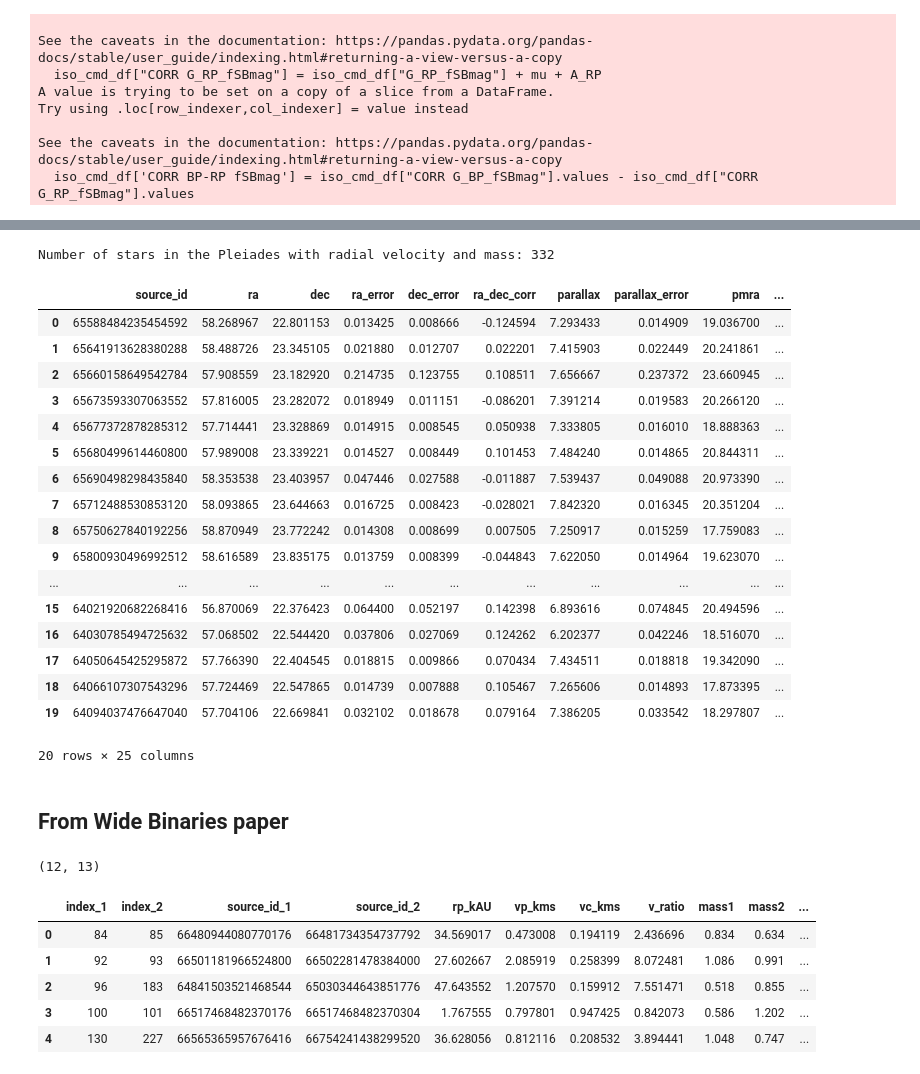
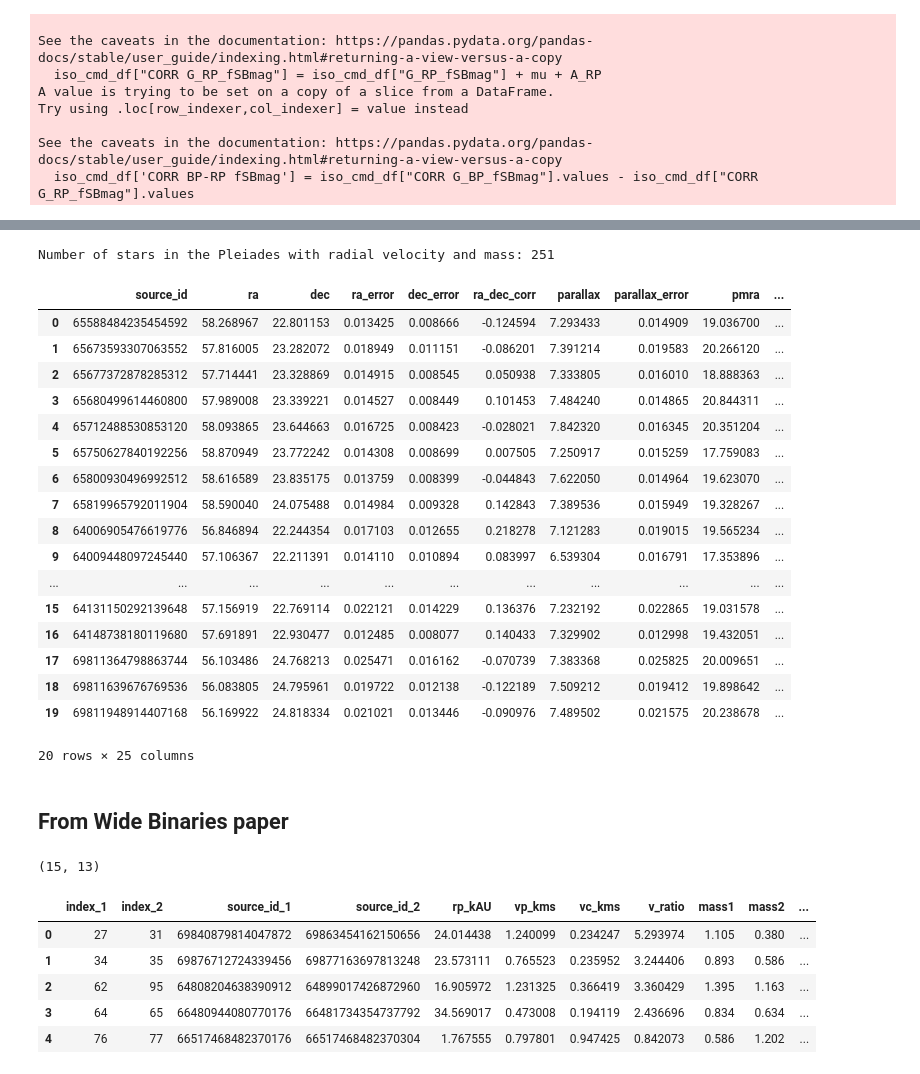
Before and after one commit to marcoboscato/celestial_mechanics, a Jupyter notebook: Exam/Pleiadi_orbits/binary_candidates.ipynb, the cells around one changed output, grey strips where cells are left out. Saved outputs shown, nothing was run; the diff lists cells and outputs as text; code cells hidden in the pictures.

```diff
--- a/Exam/Pleiadi_orbits/binary_candidates.ipynb
+++ b/Exam/Pleiadi_orbits/binary_candidates.ipynb
@@ -65,7 +65,8 @@ print(df['radial_velocity'].isna().sum())
 # %%
 ## SELECTING THE STARS THAT DON'T HAVE ANY NAN VALUES
 df = df.dropna()
-df = df[df['duplicated_source']==False]
+df = df[(df['duplicated_source']==False) & (df['ruwe'] < 1.4)]
+
 df.reset_index(inplace=True, drop=True)
 
 print(f"Number of stars in the Pleiades after removing NaN values: {len(df)}")
@@ -248,25 +249,25 @@ def assign_mass(row, iso_df):
 df['Mass (M_sun)'] = df.apply(lambda row: assign_mass(row, iso_pleiades), axis=1)
 print(f"Number of stars in the Pleiades with radial velocity and mass: {len(df)}")
 # %% [output]
-Number of stars in the Pleiades with radial velocity and mass: 332
+Number of stars in the Pleiades with radial velocity and mass: 251
 # %%
 df.head(20)
 # %% [output]
 |  | source_id | ra | dec | ra_error | dec_error | ra_dec_corr | parallax | parallax_error | pmra | ... |
 | 0 | 65588484235454592 | 58.268967 | 22.801153 | 0.013425 | 0.008666 | -0.124594 | 7.293433 | 0.014909 | 19.036700 | ... |
-| 1 | 65641913628380288 | 58.488726 | 23.345105 | 0.021880 | 0.012707 | 0.022201 | 7.415903 | 0.022449 | 20.241861 | ... |
-| 2 | 65660158649542784 | 57.908559 | 23.182920 | 0.214735 | 0.123755 | 0.108511 | 7.656667 | 0.237372 | 23.660945 | ... |
-| 3 | 65673593307063552 | 57.816005 | 23.282072 | 0.018949 | 0.011151 | -0.086201 | 7.391214 | 0.019583 | 20.266120 | ... |
-| 4 | 65677372878285312 | 57.714441 | 23.328869 | 0.014915 | 0.008545 | 0.050938 | 7.333805 | 0.016010 | 18.888363 | ... |
-| 5 | 65680499614460800 | 57.989008 | 23.339221 | 0.014527 | 0.008449 | 0.101453 | 7.484240 | 0.014865 | 20.844311 | ... |
-| 6 | 65690498298435840 | 58.353538 | 23.403957 | 0.047446 | 0.027588 | -0.011887 | 7.539437 | 0.049088 | 20.973390 | ... |
-| 7 | 65712488530853120 | 58.093865 | 23.644663 | 0.016725 | 0.008423 | -0.028021 | 7.842320 | 0.016345 | 20.351204 | ... |
-| 8 | 65750627840192256 | 58.870949 | 23.772242 | 0.014308 | 0.008699 | 0.007505 | 7.250917 | 0.015259 | 17.759083 | ... |
-| 9 | 65800930496992512 | 58.616589 | 23.835175 | 0.013759 | 0.008399 | -0.044843 | 7.622050 | 0.014964 | 19.623070 | ... |
+| 1 | 65673593307063552 | 57.816005 | 23.282072 | 0.018949 | 0.011151 | -0.086201 | 7.391214 | 0.019583 | 20.266120 | ... |
+| 2 | 65677372878285312 | 57.714441 | 23.328869 | 0.014915 | 0.008545 | 0.050938 | 7.333805 | 0.016010 | 18.888363 | ... |
+| 3 | 65680499614460800 | 57.989008 | 23.339221 | 0.014527 | 0.008449 | 0.101453 | 7.484240 | 0.014865 | 20.844311 | ... |
+| 4 | 65712488530853120 | 58.093865 | 23.644663 | 0.016725 | 0.008423 | -0.028021 | 7.842320 | 0.016345 | 20.351204 | ... |
+| 5 | 65750627840192256 | 58.870949 | 23.772242 | 0.014308 | 0.008699 | 0.007505 | 7.250917 | 0.015259 | 17.759083 | ... |
+| 6 | 65800930496992512 | 58.616589 | 23.835175 | 0.013759 | 0.008399 | -0.044843 | 7.622050 | 0.014964 | 19.623070 | ... |
+| 7 | 65819965792011904 | 58.590040 | 24.075488 | 0.014984 | 0.009328 | 0.142843 | 7.389536 | 0.015949 | 19.328267 | ... |
+| 8 | 64006905476619776 | 56.846894 | 22.244354 | 0.017103 | 0.012655 | 0.218278 | 7.121283 | 0.019015 | 19.565234 | ... |
+| 9 | 64009448097245440 | 57.106367 | 22.211391 | 0.014110 | 0.010894 | 0.083997 | 6.539304 | 0.016791 | 17.353896 | ... |
 | ... | ... | ... | ... | ... | ... | ... | ... | ... | ... | ... |
-| 15 | 64021920682268416 | 56.870069 | 22.376423 | 0.064400 | 0.052197 | 0.142398 | 6.893616 | 0.074845 | 20.494596 | ... |
-| 16 | 64030785494725632 | 57.068502 | 22.544420 | 0.037806 | 0.027069 | 0.124262 | 6.202377 | 0.042246 | 18.516070 | ... |
-| 17 | 64050645425295872 | 57.766390 | 22.404545 | 0.018815 | 0.009866 | 0.070434 | 7.434511 | 0.018818 | 19.342090 | ... |
-| 18 | 64066107307543296 | 57.724469 | 22.547865 | 0.014739 | 0.007888 | 0.105467 | 7.265606 | 0.014893 | 17.873395 | ... |
-| 19 | 64094037476647040 | 57.704106 | 22.669841 | 0.032102 | 0.018678 | 0.079164 | 7.386205 | 0.033542 | 18.297807 | ... |
+| 15 | 64131150292139648 | 57.156919 | 22.769114 | 0.022121 | 0.014229 | 0.136376 | 7.232192 | 0.022865 | 19.031578 | ... |
+| 16 | 64148738180119680 | 57.691891 | 22.930477 | 0.012485 | 0.008077 | 0.140433 | 7.329902 | 0.012998 | 19.432051 | ... |
+| 17 | 69811364798863744 | 56.103486 | 24.768213 | 0.025471 | 0.016162 | -0.070739 | 7.383368 | 0.025825 | 20.009651 | ... |
+| 18 | 69811639676769536 | 56.083805 | 24.795961 | 0.019722 | 0.012138 | -0.122189 | 7.509212 | 0.019412 | 19.898642 | ... |
+| 19 | 69811948914407168 | 56.169922 | 24.818334 | 0.021021 | 0.013446 | -0.090976 | 7.489502 | 0.021575 | 20.238678 | ... |
 20 rows × 25 columns
@@ -337,6 +335,13 @@ for i, j in combinations(range(len(df_WideBinary)), 2):
     if vp_kms > MAX_DELTA_V:
         continue
 
+    rv1, rv2 = star1['radial_velocity'], star2['radial_velocity']
+    rv_diff = abs(rv1 - rv2)
+    rv_err = np.sqrt(star1['radial_velocity_error']**2 + star2['radial_velocity_error']**2)
+
+    if rv_diff > 3.0 or rv_diff > SIGMA_CUT * rv_err:
+        continue
+
     # Circular velocity
     Mtot = star1["Mass (M_sun)"] + star2["Mass (M_sun)"]
     rp_pc = proj_sep_kau * 4.84814e-3                        #1 kAU is approximately equal to 0.00484814 parsecs
@@ -346,39 +351,39 @@ for i, j in combinations(range(len(df_WideBinary)), 2):
     initial_candidates.append({
         "index_1": i,
         "index_2": j,
         "source_id_1": star1["source_id"],
         "source_id_2": star2["source_id"],
         "rp_kAU": proj_sep_kau,
         "vp_kms": vp_kms,
         "vc_kms": vc_kms,
         "v_ratio": v_ratio,
         "mass1": star1["Mass (M_sun)"],
         "mass2": star2["Mass (M_sun)"],
         "Mtot": Mtot,
         "distance1_pc": d1,
         "distance2_pc": d2
     })
 
 # Step 4: Remove shared-star (triple system) cases
 df_pairs = pd.DataFrame(initial_candidates)
 all_stars = pd.concat([df_pairs["source_id_1"], df_pairs["source_id_2"]])
 duplicate_ids = all_stars[all_stars.duplicated()].unique()
 mask_triples = ~(
     df_pairs["source_id_1"].isin(duplicate_ids) |
     df_pairs["source_id_2"].isin(duplicate_ids)
 )
 deduped_pairs = df_pairs[mask_triples].reset_index(drop=True)
 
 print(deduped_pairs.shape)
 deduped_pairs.head()
 # %% [output]
-(12, 13)
+(15, 13)
 |  | index_1 | index_2 | source_id_1 | source_id_2 | rp_kAU | vp_kms | vc_kms | v_ratio | mass1 | mass2 | ... |
-| 0 | 84 | 85 | 66480944080770176 | 66481734354737792 | 34.569017 | 0.473008 | 0.194119 | 2.436696 | 0.834 | 0.634 | ... |
-| 1 | 92 | 93 | 66501181966524800 | 66502281478384000 | 27.602667 | 2.085919 | 0.258399 | 8.072481 | 1.086 | 0.991 | ... |
-| 2 | 96 | 183 | 64841503521468544 | 65030344643851776 | 47.643552 | 1.207570 | 0.159912 | 7.551471 | 0.518 | 0.855 | ... |
-| 3 | 100 | 101 | 66517468482370176 | 66517468482370304 | 1.767555 | 0.797801 | 0.947425 | 0.842073 | 0.586 | 1.202 | ... |
-| 4 | 130 | 227 | 66565365957676416 | 66754241438299520 | 36.628056 | 0.812116 | 0.208532 | 3.894441 | 1.048 | 0.747 | ... |
+| 0 | 27 | 31 | 69840879814047872 | 69863454162150656 | 24.014438 | 1.240099 | 0.234247 | 5.293974 | 1.105 | 0.380 | ... |
+| 1 | 34 | 35 | 69876712724339456 | 69877163697813248 | 23.573111 | 0.765523 | 0.235952 | 3.244406 | 0.893 | 0.586 | ... |
+| 2 | 62 | 95 | 64808204638390912 | 64899017426872960 | 16.905972 | 1.231325 | 0.366419 | 3.360429 | 1.395 | 1.163 | ... |
+| 3 | 64 | 65 | 66480944080770176 | 66481734354737792 | 34.569017 | 0.473008 | 0.194119 | 2.436696 | 0.834 | 0.634 | ... |
+| 4 | 76 | 77 | 66517468482370176 | 66517468482370304 | 1.767555 | 0.797801 | 0.947425 | 0.842073 | 0.586 | 1.202 | ... |
 # %%
 # Step 5: Apply RUWE-like data quality cut (based on Arenou et al. 2018)
 def compute_u(row):
```
Also changed, not shown: parts of 11 cells of this notebook, 52 other files.
